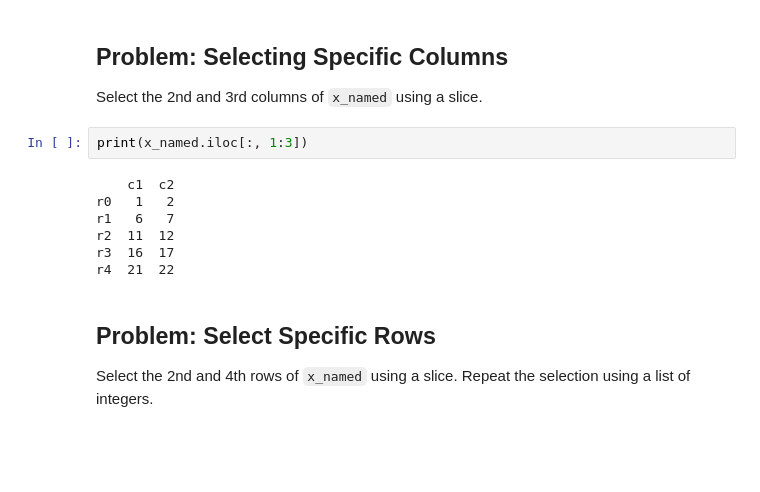
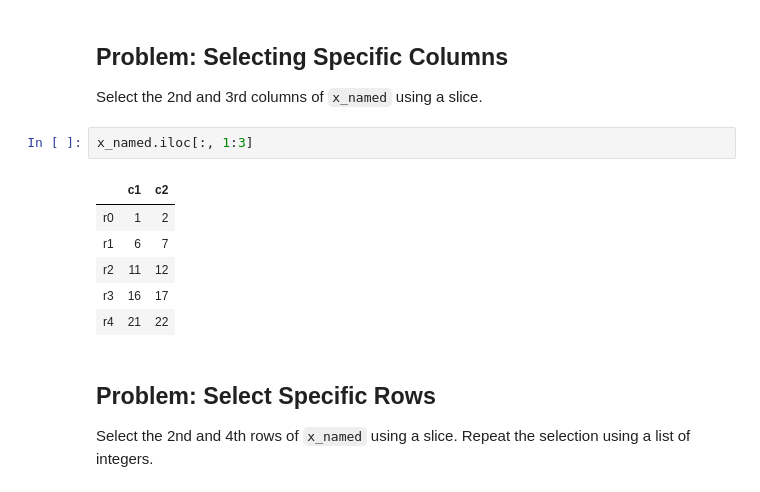
Before and after one commit to bashtage/python-introduction, a Jupyter notebook: solutions/introduction/lesson-12.ipynb, the cells around one changed output. Saved outputs shown, nothing was run; the diff lists cells and outputs as text; blank space fills up the shorter version.

```diff
--- a/solutions/introduction/lesson-12.ipynb
+++ b/solutions/introduction/lesson-12.ipynb
@@ -140,14 +142,14 @@ x_named.iloc[:, [1]]
 ## Problem: Selecting Specific Columns
 Select the 2nd and 3rd columns of `x_named` using a slice.
 # %%
-print(x_named.iloc[:, 1:3])
+x_named.iloc[:, 1:3]
 # %% [output]
-    c1  c2
-r0   1   2
-r1   6   7
-r2  11  12
-r3  16  17
-r4  21  22
+|  | c1 | c2 |
+| r0 | 1 | 2 |
+| r1 | 6 | 7 |
+| r2 | 11 | 12 |
+| r3 | 16 | 17 |
+| r4 | 21 | 22 |
 # %% [markdown]
 ## Problem: Select Specific Rows
 
```
Also changed, not shown: parts of 8 cells of this notebook, 8 other files.
